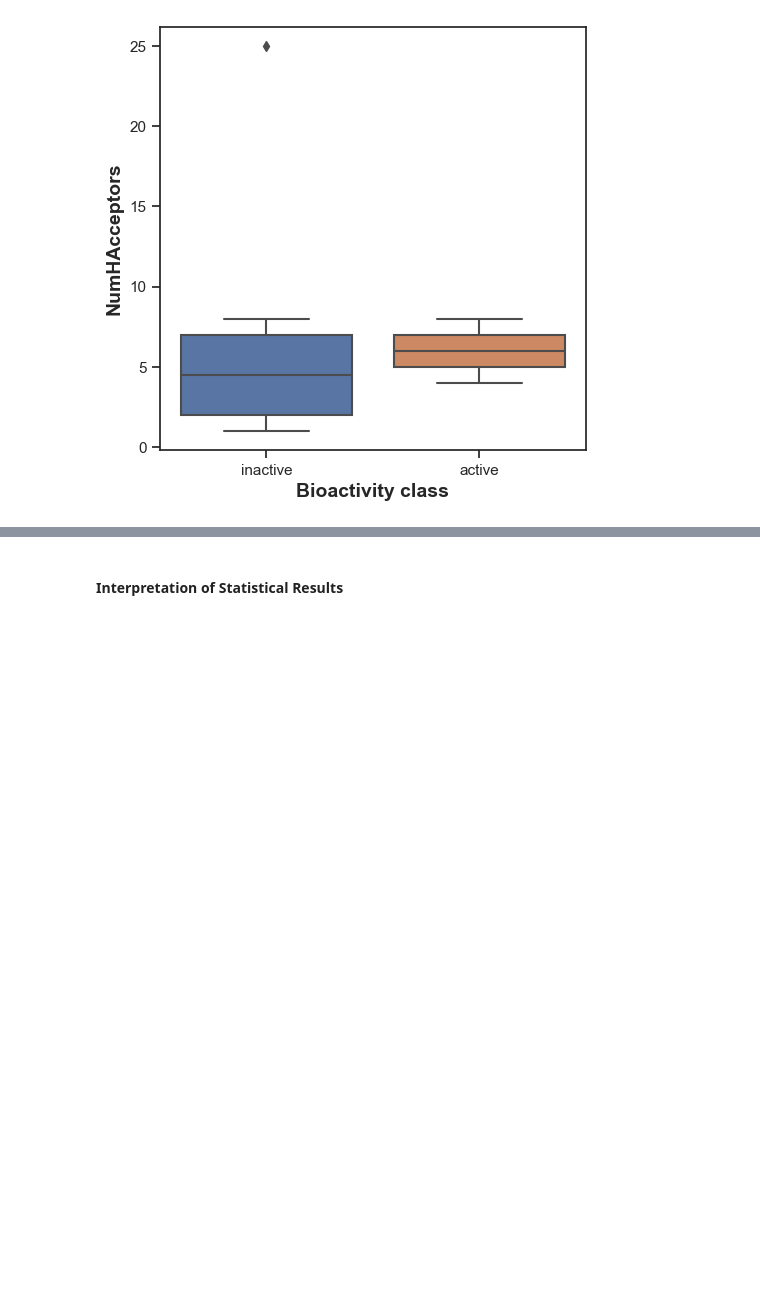
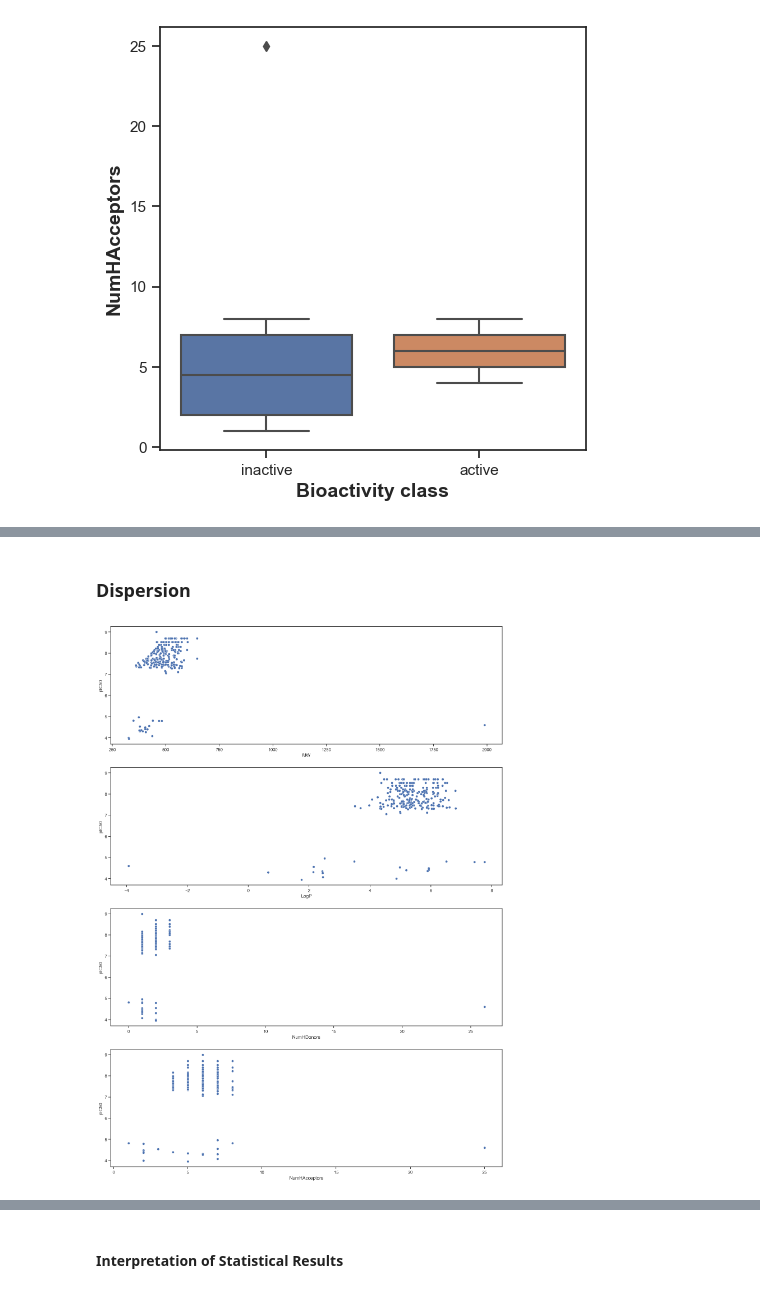
Before and after one commit to ivanbarraborrella/ic50prediction, a Jupyter notebook: bioactivity_prediction_2.ipynb, the cells around one changed output, grey strips where cells are left out. Drawn from its saved outputs; the diff is of its cells as text; code cells hidden in the pictures; blank space fills up the shorter version.

Commit message:
dispersion and correlation plot

```diff
--- a/bioactivity_prediction_2.ipynb
+++ b/bioactivity_prediction_2.ipynb
@@ -631,0 +632,13 @@ mannwhitney('NumHAcceptors')
+# %% [markdown]
+### **Dispersion**
+# %%
+fig, axs = plt.subplots(nrows=4, figsize=(18, 25))
+
+sns.scatterplot(x = df_2class['MW'], y = df_2class['pIC50'], ax=axs[0])
+sns.scatterplot(x = df_2class['LogP'], y = df_2class['pIC50'], ax=axs[1])
+sns.scatterplot(x = df_2class['NumHDonors'], y = df_2class['pIC50'], ax=axs[2])
+sns.scatterplot(x = df_2class['NumHAcceptors'], y = df_2class['pIC50'], ax=axs[3])
+
+plt.show()
+# %% [output]
+[figure, added]
```
Also changed, not shown: parts of 21 cells of this notebook.
